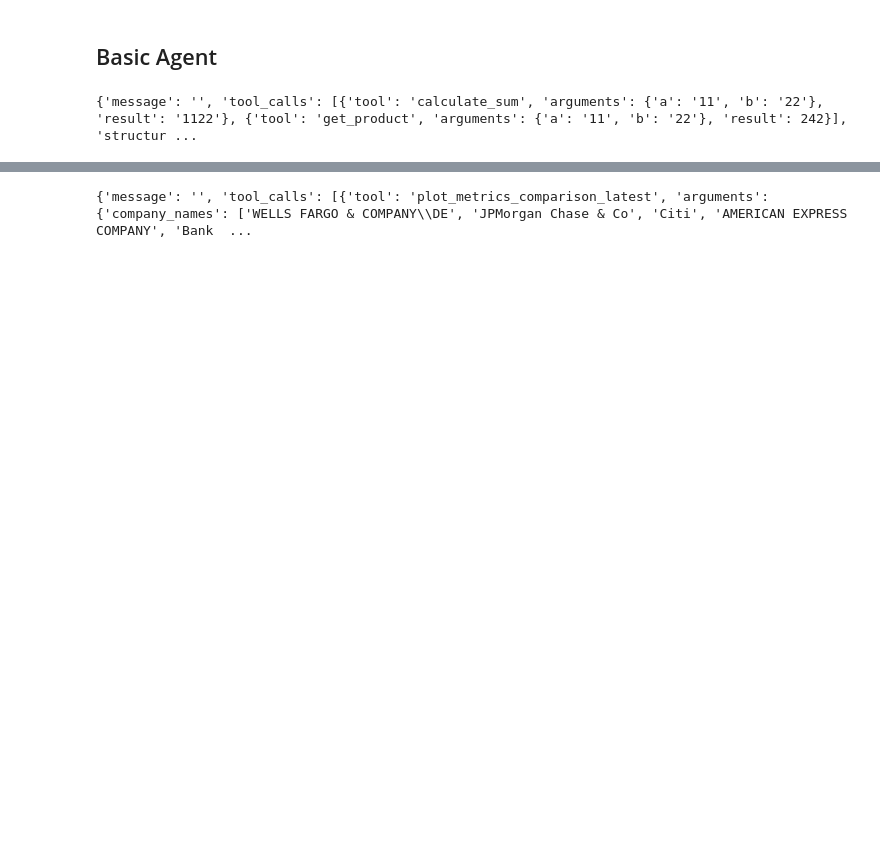
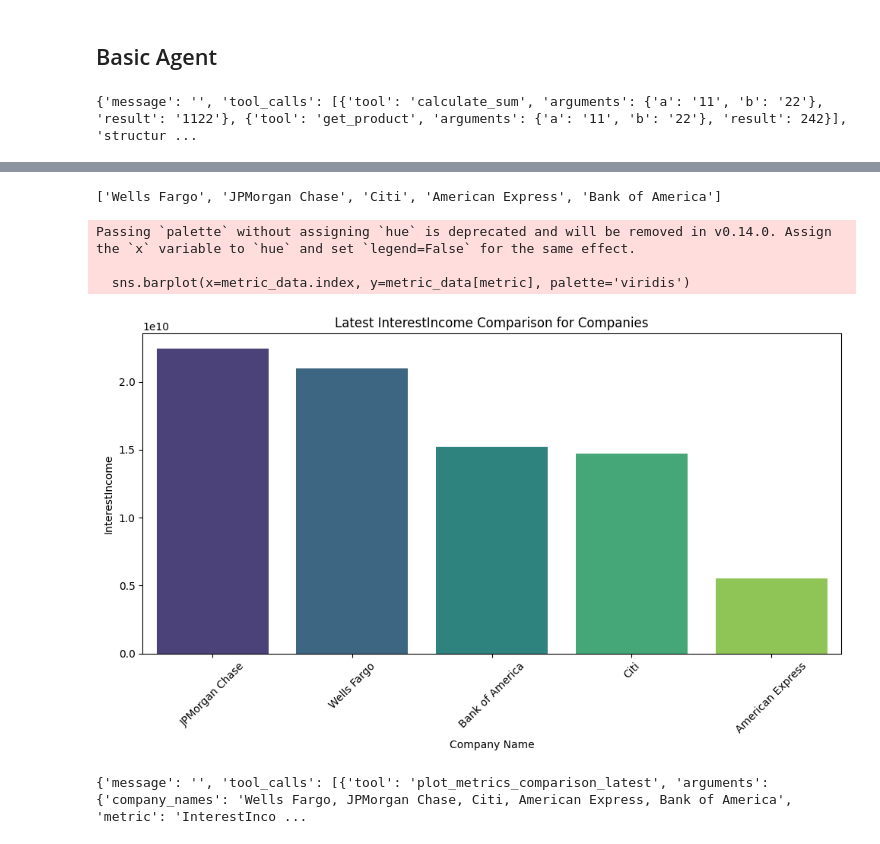
Before and after one commit to nitishkthakur/PublicReportResearch, a Jupyter notebook: first_ollama_agent_1.ipynb, the cells around one changed output, grey strips where cells are left out. Cells and saved outputs as stored; diff of their text form; code cells hidden in the pictures; blank space fills up the shorter version.

Commit message:
Agent - Return Data and 2 plots

```diff
--- a/first_ollama_agent_1.ipynb
+++ b/first_ollama_agent_1.ipynb
@@ -159,16 +232,61 @@ def plot_metrics_comparison_latest(company_names: str, metric: str):
     plt.tight_layout()
     plt.show()
     return plt
+
+
+def plot_and_compare_metrics_over_history(company_names: str, metric: str):
+    """ This function plots the historical values of a specified metric for a list of companies over time.Call this when trying to see trend or over time.
+
+    Args:
+        company_names (str): Comma-separated string of company names to compare.
+        metric (str): The metric to compare, e.g., 'EPS', 'Revenue', etc.
+    Returns:
+        Matplotlib plot: A plot containing the historical values of the specified metric for the given companies.
+
+    Raises:
+        ValueError: If the metric is not found in the DataFrame.
+    """
+    # Filter for company
+    if type(company_names) is  str:
+        company_names = [name.strip() for name in company_names.split(',')]
+
+    # Filter df
+    filtered_df = df[df['CompanyName'].isin(company_names)]
+
+    # Check if metric exists
+    if metric not in filtered_df.columns:
+        raise ValueError(f"Metric '{metric}' not found in the data.")
+
+    # Plotting
+    plt.figure(figsize=(12, 8))
+    sns.lineplot(data=filtered_df, x='Datetime', y=metric, hue='CompanyName', marker='o')
+    plt.title(f'{metric} Over Time for Companies')
+    plt.xlabel('Date')
+    plt.ylabel(metric)
+    plt.xticks(rotation=45)
+    plt.legend(title='Company Name')
+    plt.tight_layout()
+    plt.show()
+    return plt
 # %%
 # Create agent
+model = "llama3.2:1b"
+model = "qwen2.5:7b"
 agent = OllamaAgent(
-    model_name="llama3.2:3b",
-    tools=[compare_metrics_latest, plot_metrics_comparison_latest],
+    model_name=model,
+    tools=[compare_metrics_latest, plot_metrics_comparison_latest, plot_and_compare_metrics_over_history],
     output_schema=None
 )
 
 # Use agent
+#result = agent.invoke(prompt + "Plot the interest income of wells fargo, JP morgan, citi, american express and bank of america for the latest date.")
+#result = agent.invoke(prompt + "Plot the interest income of wells fargo, JP morgan, citi, american express and bank of america for history")
 result = agent.invoke(prompt + "Plot the interest income of wells fargo, JP morgan, citi, american express and bank of america for the latest date.")
 print(result)
 # %% [output]
-{'message': '', 'tool_calls': [{'tool': 'plot_metrics_comparison_latest', 'arguments': {'company_names': ['WELLS FARGO & COMPANY\\DE', 'JPMorgan Chase & Co', 'Citi', 'AMERICAN EXPRESS COMPANY', 'Bank  ...
+['Wells Fargo', 'JPMorgan Chase', 'Citi', 'American Express', 'Bank of America']
+Passing `palette` without assigning `hue` is deprecated and will be removed in v0.14.0. Assign the `x` variable to `hue` and set `legend=False` for the same effect.
+
+  sns.barplot(x=metric_data.index, y=metric_data[metric], palette='viridis')
+[figure, added]
+{'message': '', 'tool_calls': [{'tool': 'plot_metrics_comparison_latest', 'arguments': {'company_names': 'Wells Fargo, JPMorgan Chase, Citi, American Express, Bank of America', 'metric': 'InterestInco ...
```
Also changed, not shown: parts of 6 cells of this notebook.
